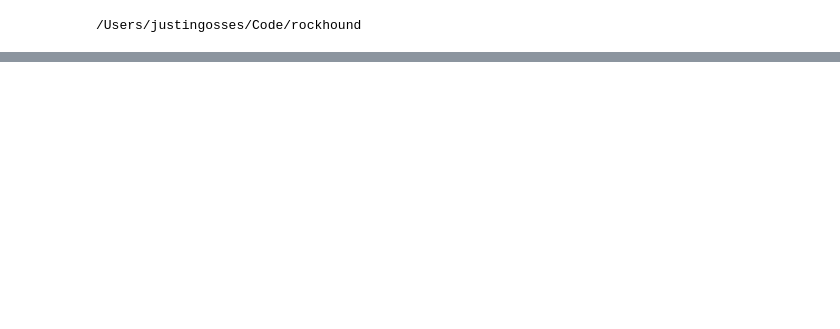
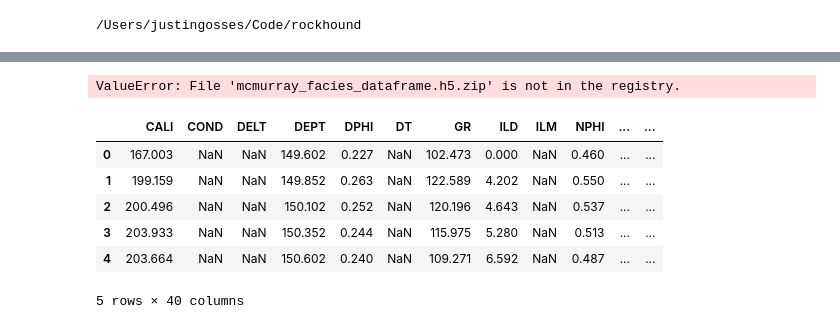
Before and after one commit to fatiando/rockhound, a Jupyter notebook: examples/Untitled.ipynb, the cells around one changed output, grey strips where cells are left out. Drawn from its saved outputs; the diff is of its cells as text; code cells hidden in the pictures; blank space fills up the shorter version.

```diff
--- a/examples/Untitled.ipynb
+++ b/examples/Untitled.ipynb
@@ -53,0 +43,14 @@ ImportError: No module named 'rockhound'
+# %%
+data = rh.fetch_mcmurray_facies()
+# %% [output]
+ValueError: File 'mcmurray_facies_dataframe.h5.zip' is not in the registry.
+# %%
+data.head()
+# %% [output]
+|  | CALI | COND | DELT | DEPT | DPHI | DT | GR | ILD | ILM | NPHI | ... | ... |
+| 0 | 167.003 | NaN | NaN | 149.602 | 0.227 | NaN | 102.473 | 0.000 | NaN | 0.460 | ... | ... |
+| 1 | 199.159 | NaN | NaN | 149.852 | 0.263 | NaN | 122.589 | 4.202 | NaN | 0.550 | ... | ... |
+| 2 | 200.496 | NaN | NaN | 150.102 | 0.252 | NaN | 120.196 | 4.643 | NaN | 0.537 | ... | ... |
+| 3 | 203.933 | NaN | NaN | 150.352 | 0.244 | NaN | 115.975 | 5.280 | NaN | 0.513 | ... | ... |
+| 4 | 203.664 | NaN | NaN | 150.602 | 0.240 | NaN | 109.271 | 6.592 | NaN | 0.487 | ... | ... |
+5 rows × 40 columns
```
Also changed, not shown: parts of 14 cells of this notebook, 7 other files.
